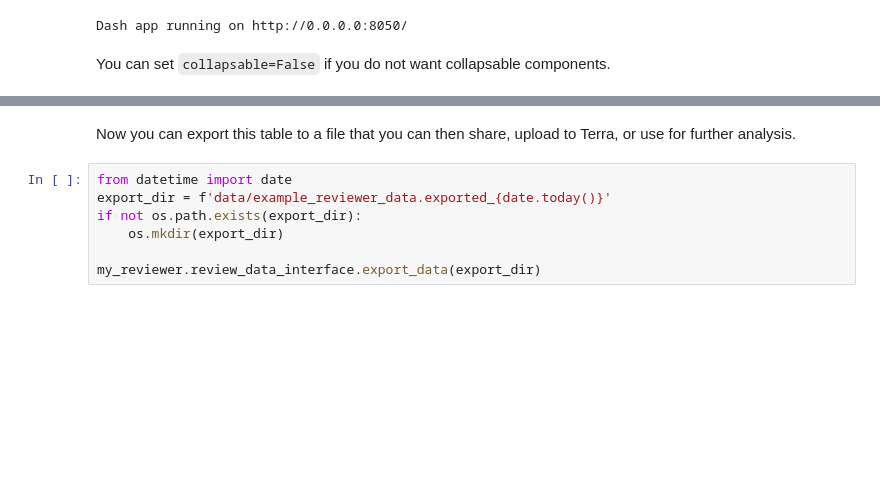
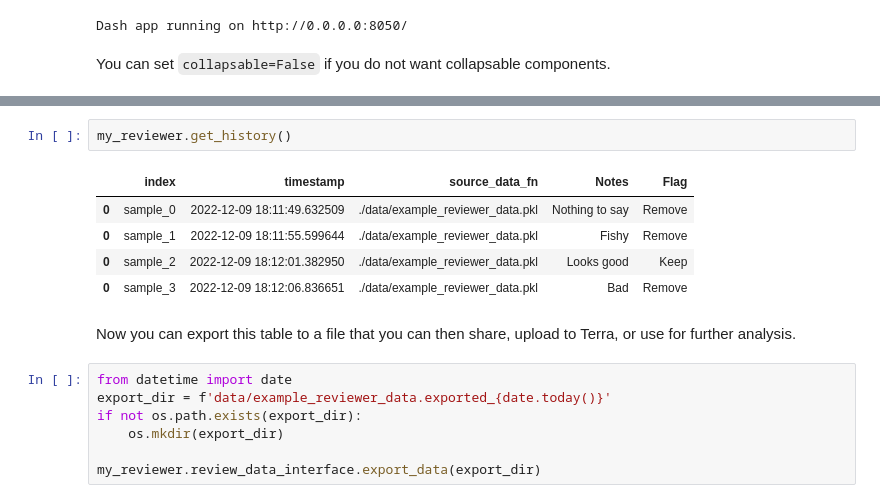
Before and after one commit to getzlab/AnnoMate, a Jupyter notebook: example_notebooks/Intro_to_Reviewers.ipynb, the cells around one changed output, grey strips where cells are left out. Drawn from its saved outputs; the diff is of its cells as text; blank space fills up the shorter version.

```diff
--- a/example_notebooks/Intro_to_Reviewers.ipynb
+++ b/example_notebooks/Intro_to_Reviewers.ipynb
@@ -217,3 +220,11 @@ my_reviewer.get_history().dropna()
+# %%
+my_reviewer.get_history()
+# %% [output]
+|  | index | timestamp | source_data_fn | Notes | Flag |
+| 0 | sample_0 | 2022-12-09 18:11:49.632509 | ./data/example_reviewer_data.pkl | Nothing to say | Remove |
+| 0 | sample_1 | 2022-12-09 18:11:55.599644 | ./data/example_reviewer_data.pkl | Fishy | Remove |
+| 0 | sample_2 | 2022-12-09 18:12:01.382950 | ./data/example_reviewer_data.pkl | Looks good | Keep |
+| 0 | sample_3 | 2022-12-09 18:12:06.836651 | ./data/example_reviewer_data.pkl | Bad | Remove |
 # %% [markdown]
 Now you can export this table to a file that you can then share, upload to Terra, or use for further analysis.
 # %%
```
Also changed, not shown: parts of 21 cells of this notebook, 7 other files.
